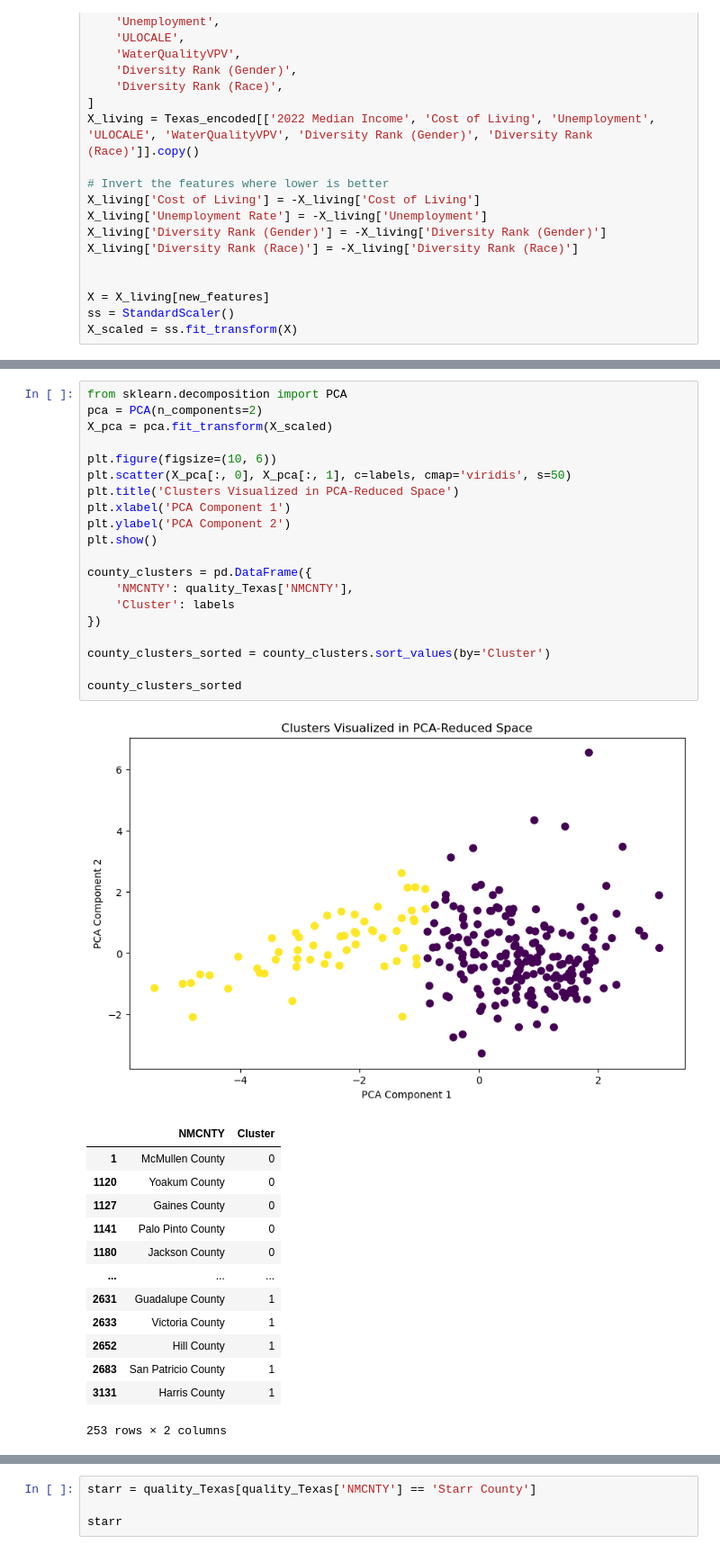
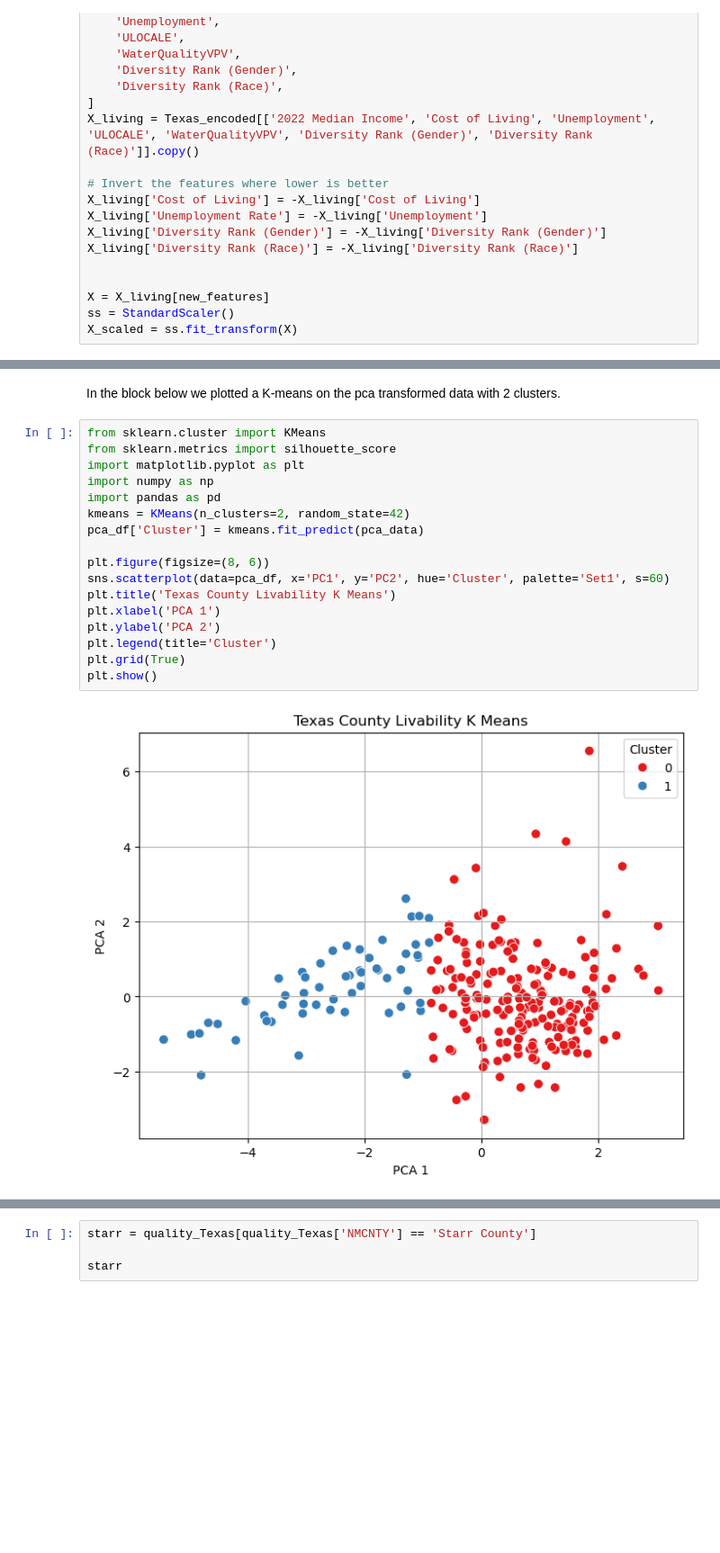
Before and after one commit to joinja01/Joiner_Norton_Walkability, a Jupyter notebook: qualityoflifetexas.ipynb, the cells around one changed output, grey strips where cells are left out. Shown at 90% size. Saved outputs shown, nothing was run; the diff lists cells and outputs as text; blank space fills up the shorter version.

```diff
--- a/qualityoflifetexas.ipynb
+++ b/qualityoflifetexas.ipynb
@@ -217,35 +239,21 @@ plt.show()
-# %%
-from sklearn.decomposition import PCA
-pca = PCA(n_components=2)
-X_pca = pca.fit_transform(X_scaled)
-
-plt.figure(figsize=(10, 6))
-plt.scatter(X_pca[:, 0], X_pca[:, 1], c=labels, cmap='viridis', s=50)
-plt.title('Clusters Visualized in PCA-Reduced Space')
-plt.xlabel('PCA Component 1')
-plt.ylabel('PCA Component 2')
-plt.show()
-
-county_clusters = pd.DataFrame({
-	'NMCNTY': quality_Texas['NMCNTY'],
-	'Cluster': labels
-})
-
-county_clusters_sorted = county_clusters.sort_values(by='Cluster')
-
-county_clusters_sorted
-# %% [output]
-[figure, removed]
-|  | NMCNTY | Cluster |
-| 1 | McMullen County | 0 |
-| 1120 | Yoakum County | 0 |
-| 1127 | Gaines County | 0 |
-| 1141 | Palo Pinto County | 0 |
-| 1180 | Jackson County | 0 |
-| ... | ... | ... |
-| 2631 | Guadalupe County | 1 |
-| 2633 | Victoria County | 1 |
-| 2652 | Hill County | 1 |
-| 2683 | San Patricio County | 1 |
-| 3131 | Harris County | 1 |
-253 rows × 2 columns
+# %% [markdown]
+In the block below we plotted a K-means on the pca transformed data with 2 clusters.
+# %%
+from sklearn.cluster import KMeans
+from sklearn.metrics import silhouette_score
+import matplotlib.pyplot as plt
+import numpy as np
+import pandas as pd
+kmeans = KMeans(n_clusters=2, random_state=42)
+pca_df['Cluster'] = kmeans.fit_predict(pca_data)
+
+plt.figure(figsize=(8, 6))
+sns.scatterplot(data=pca_df, x='PC1', y='PC2', hue='Cluster', palette='Set1', s=60)
+plt.title('Texas County Livability K Means')
+plt.xlabel('PCA 1')
+plt.ylabel('PCA 2')
+plt.legend(title='Cluster')
+plt.grid(True)
+plt.show()
+# %% [output]
+[figure, added]
```
Also changed, not shown: parts of 16 cells of this notebook.
